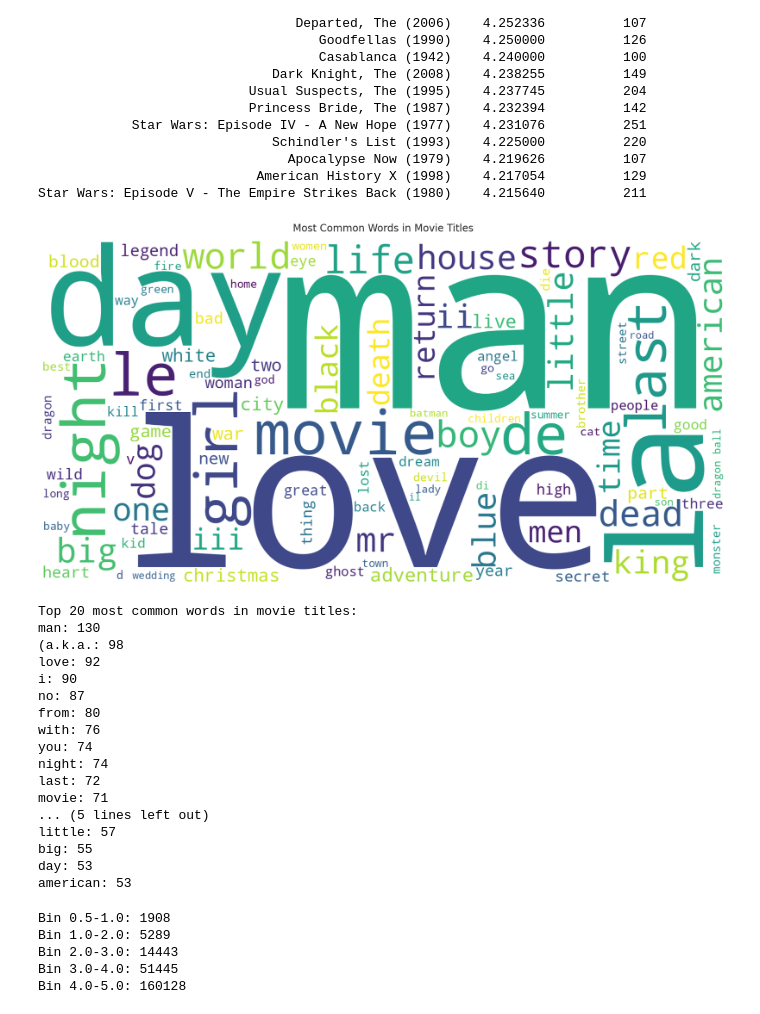
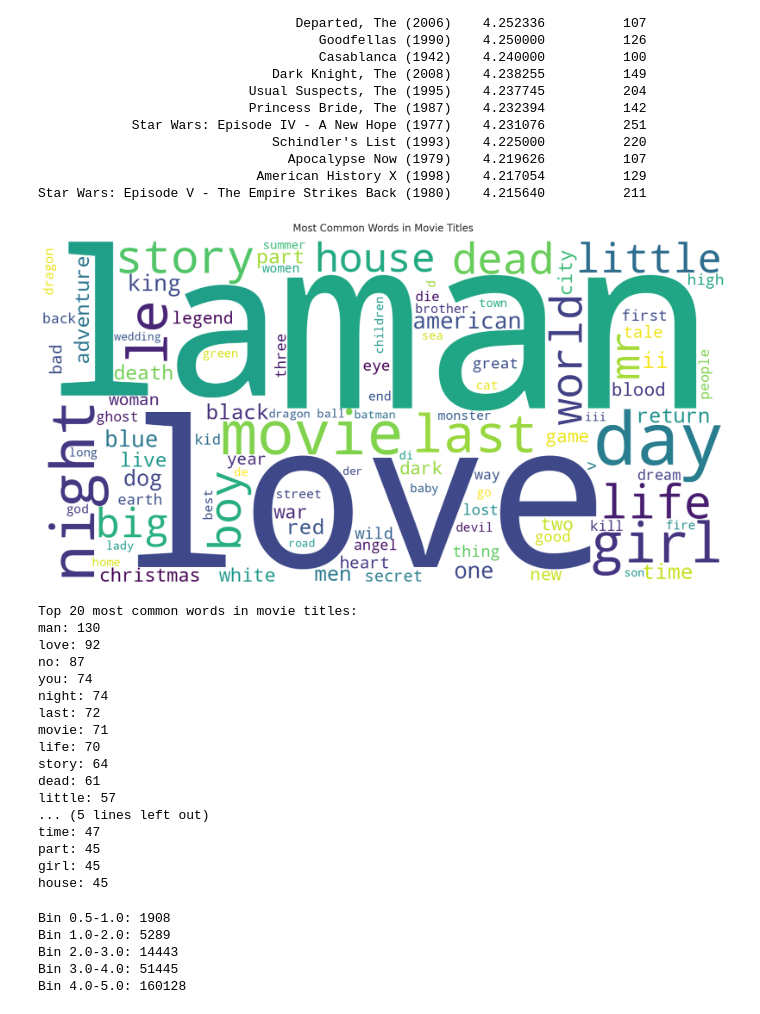
Before and after one commit to BandaVallary/Movie_Recommendation_System, a Jupyter notebook: notebook.ipynb, the cells around one changed output. Drawn from its saved outputs; the diff is of its cells as text; code cells hidden in the pictures.

Commit message:
Add stop words

```diff
--- a/notebook.ipynb
+++ b/notebook.ipynb
@@ -165,9 +165,7 @@ Top 15 Movies Data:
                             American History X (1998)    4.217054          129
 Star Wars: Episode V - The Empire Strikes Back (1980)    4.215640          211
 # %%
-import pandas as pd
 from wordcloud import WordCloud
-import matplotlib.pyplot as plt
 import re
 from collections import Counter
 
@@ -181,55 +179,55 @@ def clean_title(title):
     # Convert to lowercase and split into words
     words = title.lower().split()
     # List of common words to remove
-    stop_words = {'the', 'a', 'an', 'and', 'or', 'but', 'in', 'on', 'at', 'to', 'for', 'of', '&', '2', 'my', 'ii', 'it'}
+    stop_words = {'the', 'a', 'an', 'and', 'or', 'but', 'in', 'on', 'at', 'to', 'for', 'of', '&', '2', 'my', 'ii', 'it', 'de', 'me', 'with', 'from', 'a.k.a.', 'i', '-', 'all', 'is', '(a.k.a.', '2:', 'iii', 'il'}
     # Keep only non-stop words
     return ' '.join([word for word in words if word not in stop_words])
 
 # Clean all titles and join them
 text = ' '.join([clean_title(title) for title in unique_titles])
 
 # Create and generate a word cloud image
 wordcloud = WordCloud(
     width=1600,
     height=800,
     background_color='white',
     max_words=100,
     min_font_size=10,
     random_state=42
 ).generate(text)
 
 # Display the generated image
 plt.figure(figsize=(20, 10))
 plt.imshow(wordcloud, interpolation='bilinear')
 plt.axis('off')
 plt.title('Most Common Words in Movie Titles', fontsize=20, pad=20)
 plt.tight_layout(pad=0)
 plt.show()
 
 # Print most common words and their counts
 word_counts = Counter(text.split())
 print("\nTop 20 most common words in movie titles:")
 for word, count in word_counts.most_common(20):
     print(f"{word}: {count}")
 # %% [output]
-[figure, old version]
+[figure, new version]
 Top 20 most common words in movie titles:
 man: 130
-(a.k.a.: 98
 love: 92
-i: 90
 no: 87
-from: 80
-with: 76
 you: 74
 night: 74
 last: 72
 movie: 71
+life: 70
+story: 64
+dead: 61
+little: 57
 ... (5 lines left out)
-little: 57
-big: 55
-day: 53
-american: 53
+time: 47
+part: 45
+girl: 45
+house: 45
 # %%
 counts, _ = np.histogram(ratings['rating'], bins=bins)
 for i, count in enumerate(counts):
```
